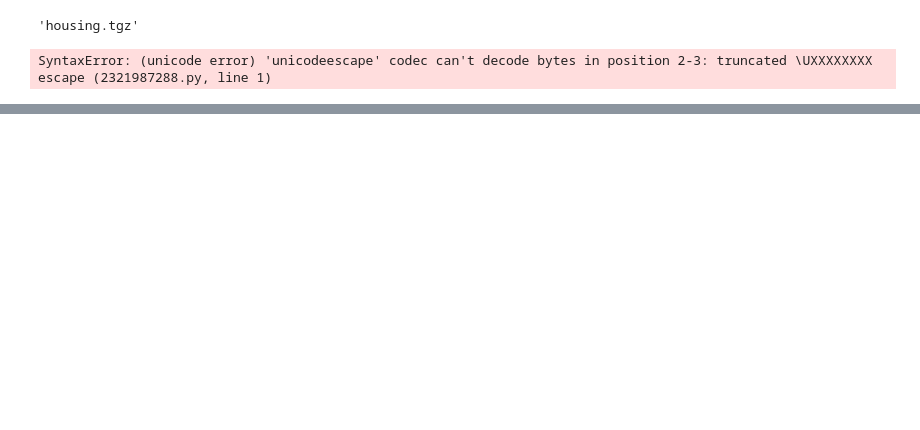
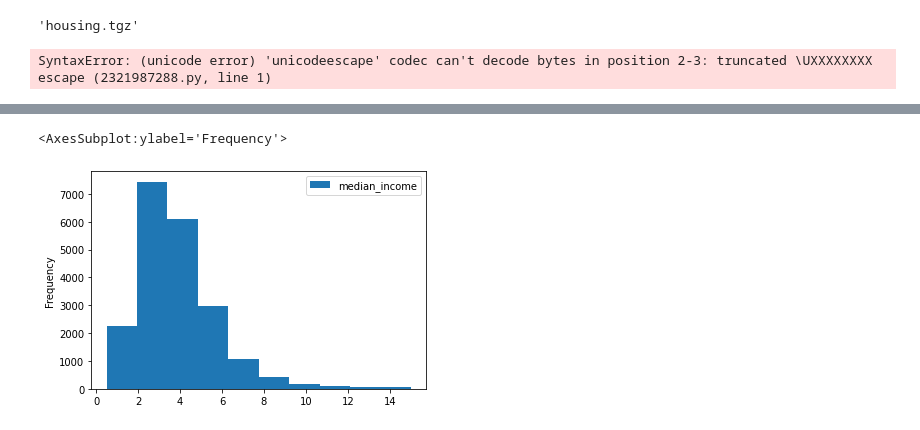
Before and after one commit to Testgithubsubhankar/Machine-Learning-Project, a Jupyter notebook: notebook/example2.ipynb, the cells around one changed output, grey strips where cells are left out. Drawn from its saved outputs; the diff is of its cells as text; code cells hidden in the pictures; blank space fills up the shorter version.

Commit message:
Data transformation has succesfully completed

```diff
--- a/notebook/example2.ipynb
+++ b/notebook/example2.ipynb
@@ -12,0 +17,3 @@ SyntaxError: (unicode error) 'unicodeescape' codec can't decode bytes in positio
+# %%
+csv_file_path =r"C:\Users\User\Machine-Learning-Project\housing\artifact\data_ingestion\2022-07-19_00-59-22\raw_data\housing.csv"
+housing_data_frame =pd.read_csv(csv_file_path)
@@ -12,0 +44,5 @@ SyntaxError: (unicode error) 'unicodeescape' codec can't decode bytes in positio
+# %%
+housing_data_frame[["median_income"]].plot(kind ="hist")
+# %% [output]
+<AxesSubplot:ylabel='Frequency'>
+[figure, added]
```
Also changed, not shown: parts of 17 cells of this notebook, 15 other files.
